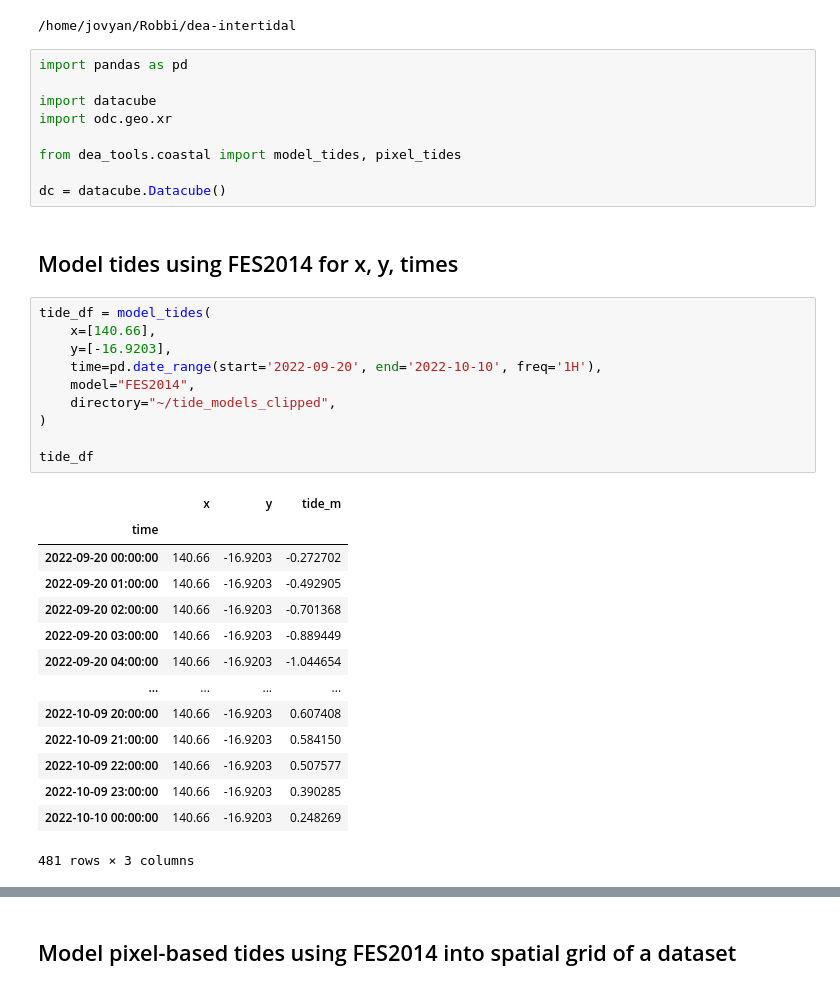
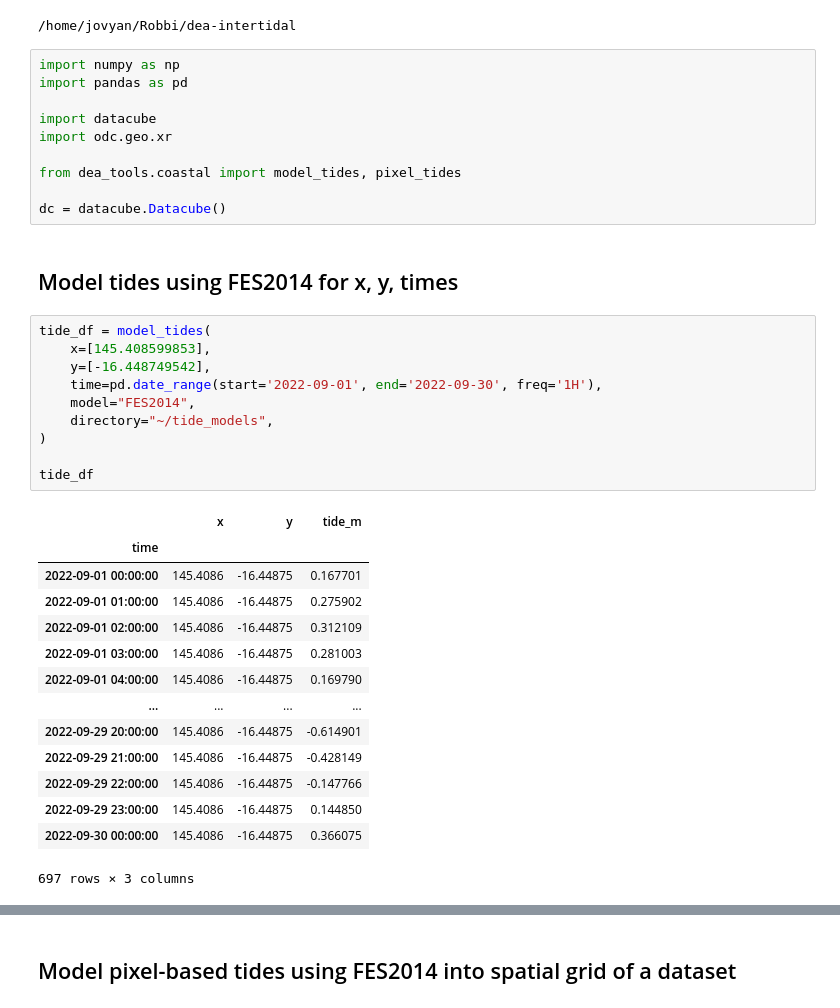
Before and after one commit to GeoscienceAustralia/dea-intertidal, a Jupyter notebook: notebooks/Using_pixel_tide_modelling.ipynb, the cells around one changed output, grey strips where cells are left out. Saved outputs shown, nothing was run; the diff lists cells and outputs as text.

```diff
--- a/notebooks/Using_pixel_tide_modelling.ipynb
+++ b/notebooks/Using_pixel_tide_modelling.ipynb
@@ -5,6 +5,7 @@ cd ..
 # %% [output]
 /home/jovyan/Robbi/dea-intertidal
 # %%
+import numpy as np
 import pandas as pd
 
 import datacube
@@ -17,26 +18,26 @@ dc = datacube.Datacube()
 ## Model tides using FES2014 for x, y, times
 # %%
 tide_df = model_tides(
-    x=[140.66],
-    y=[-16.9203],
-    time=pd.date_range(start='2022-09-20', end='2022-10-10', freq='1H'),
+    x=[145.408599853],
+    y=[-16.448749542],
+    time=pd.date_range(start='2022-09-01', end='2022-09-30', freq='1H'),
     model="FES2014",
-    directory="~/tide_models_clipped",
+    directory="~/tide_models",
 )
 
 tide_df
 # %% [output]
 |  | x | y | tide_m |
 | time |  |  |  |
-| 2022-09-20 00:00:00 | 140.66 | -16.9203 | -0.272702 |
-| 2022-09-20 01:00:00 | 140.66 | -16.9203 | -0.492905 |
-| 2022-09-20 02:00:00 | 140.66 | -16.9203 | -0.701368 |
-| 2022-09-20 03:00:00 | 140.66 | -16.9203 | -0.889449 |
-| 2022-09-20 04:00:00 | 140.66 | -16.9203 | -1.044654 |
+| 2022-09-01 00:00:00 | 145.4086 | -16.44875 | 0.167701 |
+| 2022-09-01 01:00:00 | 145.4086 | -16.44875 | 0.275902 |
+| 2022-09-01 02:00:00 | 145.4086 | -16.44875 | 0.312109 |
+| 2022-09-01 03:00:00 | 145.4086 | -16.44875 | 0.281003 |
+| 2022-09-01 04:00:00 | 145.4086 | -16.44875 | 0.169790 |
 | ... | ... | ... | ... |
-| 2022-10-09 20:00:00 | 140.66 | -16.9203 | 0.607408 |
-| 2022-10-09 21:00:00 | 140.66 | -16.9203 | 0.584150 |
-| 2022-10-09 22:00:00 | 140.66 | -16.9203 | 0.507577 |
-| 2022-10-09 23:00:00 | 140.66 | -16.9203 | 0.390285 |
-| 2022-10-10 00:00:00 | 140.66 | -16.9203 | 0.248269 |
+| 2022-09-29 20:00:00 | 145.4086 | -16.44875 | -0.614901 |
+| 2022-09-29 21:00:00 | 145.4086 | -16.44875 | -0.428149 |
+| 2022-09-29 22:00:00 | 145.4086 | -16.44875 | -0.147766 |
+| 2022-09-29 23:00:00 | 145.4086 | -16.44875 | 0.144850 |
+| 2022-09-30 00:00:00 | 145.4086 | -16.44875 | 0.366075 |
-481 rows × 3 columns
+697 rows × 3 columns
```
Also changed, not shown: parts of 14 cells of this notebook, 2 other files.
